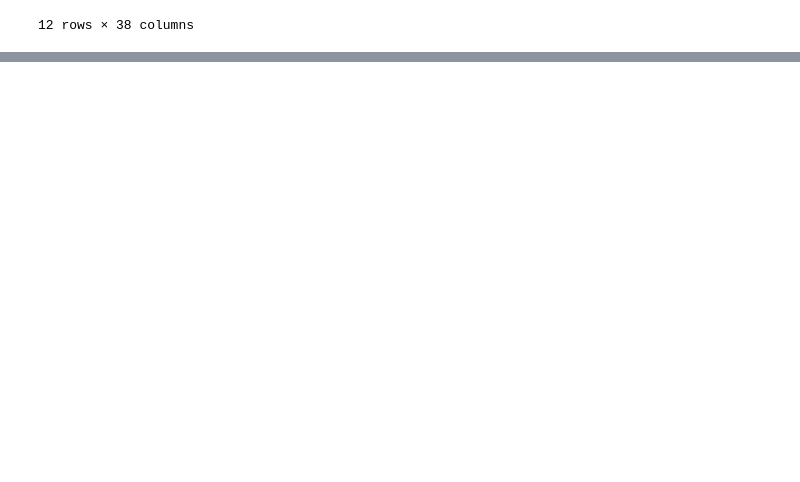
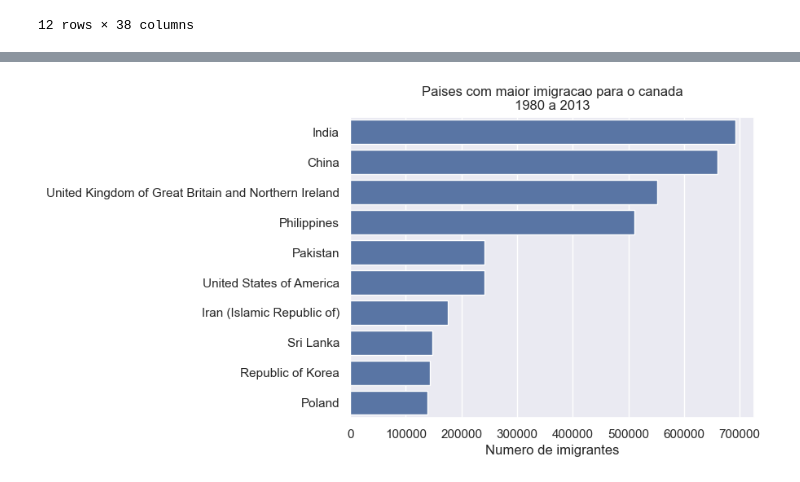
Before and after one commit to RenatoTakaoka/DataScience, a Jupyter notebook: 2 - Graficos/graficos/models/Imigrantes.ipynb, the cells around one changed output, grey strips where cells are left out. Cells and saved outputs as stored; diff of their text form; code cells hidden in the pictures; blank space fills up the shorter version.

```diff
--- a/2 - Graficos/graficos/models/Imigrantes.ipynb
+++ b/2 - Graficos/graficos/models/Imigrantes.ipynb
@@ -292,0 +356,9 @@ ax.yaxis.set_tick_params(labelsize='12')
+# %%
+ax = sns.barplot(data=top10, x='Total', y=top10.index, orient='h')
+
+ax.set(title='Paises com maior imigracao para o canada\n1980 a 2013',
+       xlabel='Numero de imigrantes',
+       ylabel='')
+plt.show()
+# %% [output]
+[figure, added]
```
Also changed, not shown: parts of 29 cells of this notebook, 3 other files.
